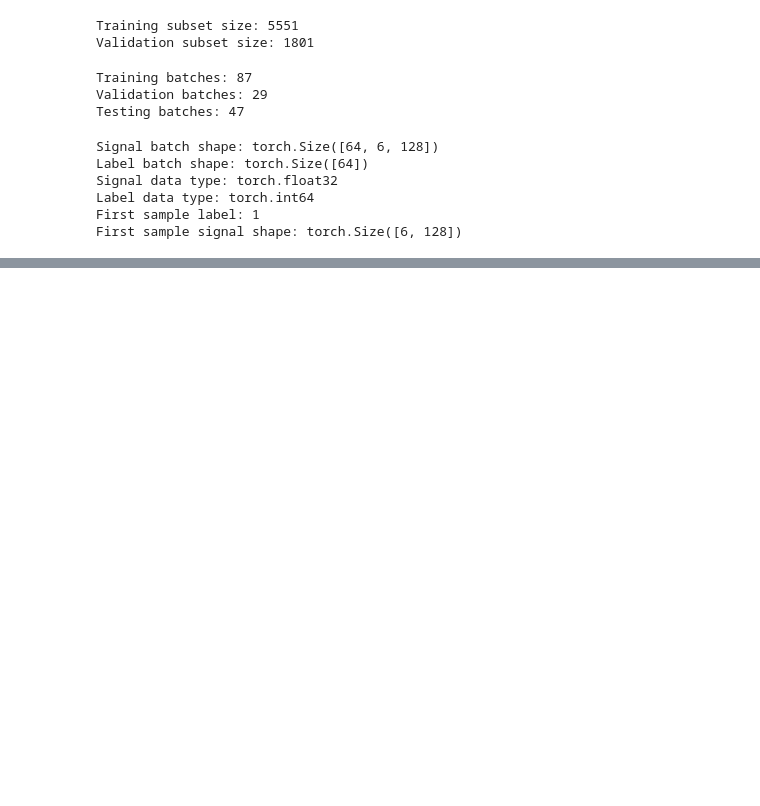
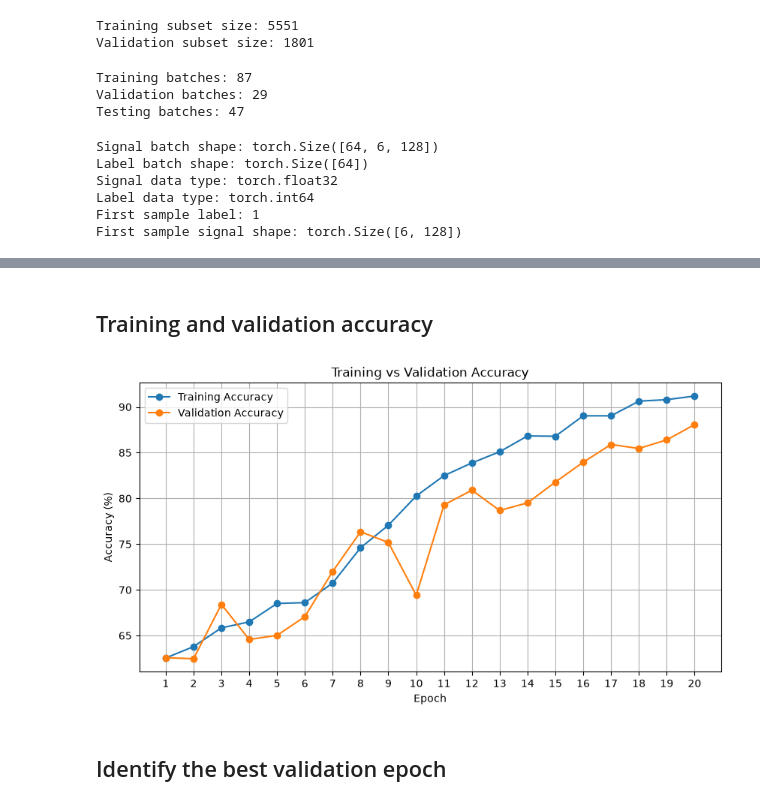
Before and after one commit to SujanKarna/sensor-har-pytorch-accelerators, a Jupyter notebook: notebooks/03_model_development.ipynb, the cells around one changed output, grey strips where cells are left out. Saved outputs shown, nothing was run; the diff lists cells and outputs as text; code cells hidden in the pictures; blank space fills up the shorter version.

```diff
--- a/notebooks/03_model_development.ipynb
+++ b/notebooks/03_model_development.ipynb
@@ -206,0 +548,31 @@ First sample signal shape: torch.Size([6, 128])
+# %% [markdown]
+## Training and validation accuracy
+# %%
+
+plt.figure(figsize=(10, 5))
+
+plt.plot(
+    epochs,
+    [x * 100 for x in history["train_accuracy"]],
+    marker="o",
+    label="Training Accuracy"
+)
+
+plt.plot(
+    epochs,
+    [x * 100 for x in history["val_accuracy"]],
+    marker="o",
+    label="Validation Accuracy"
+)
+
+plt.xlabel("Epoch")
+plt.ylabel("Accuracy (%)")
+plt.title("Training vs Validation Accuracy")
+plt.legend()
+plt.grid(True)
+plt.xticks(list(epochs))
+plt.show()
+# %% [output]
+[figure, added]
+# %% [markdown]
+## Identify the best validation epoch
```
Also changed, not shown: parts of 23 cells of this notebook.
